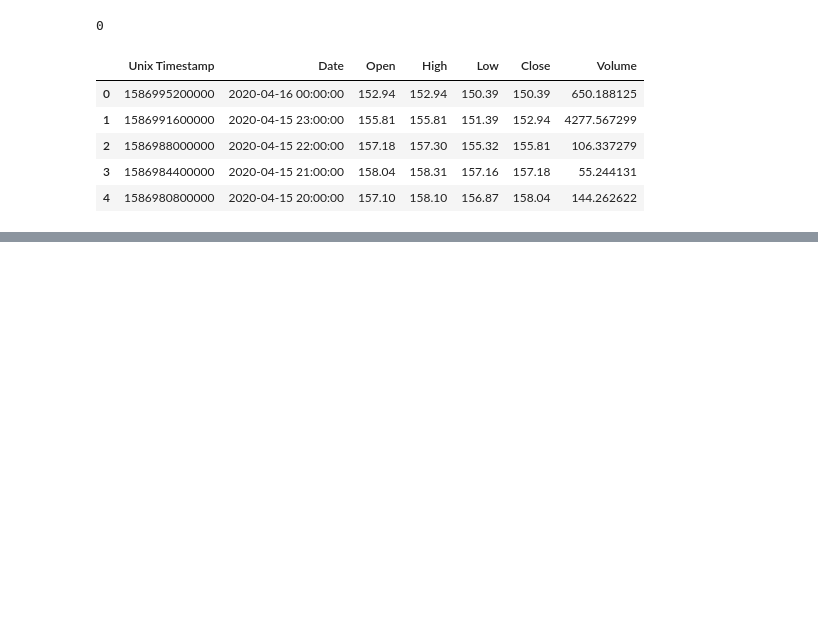
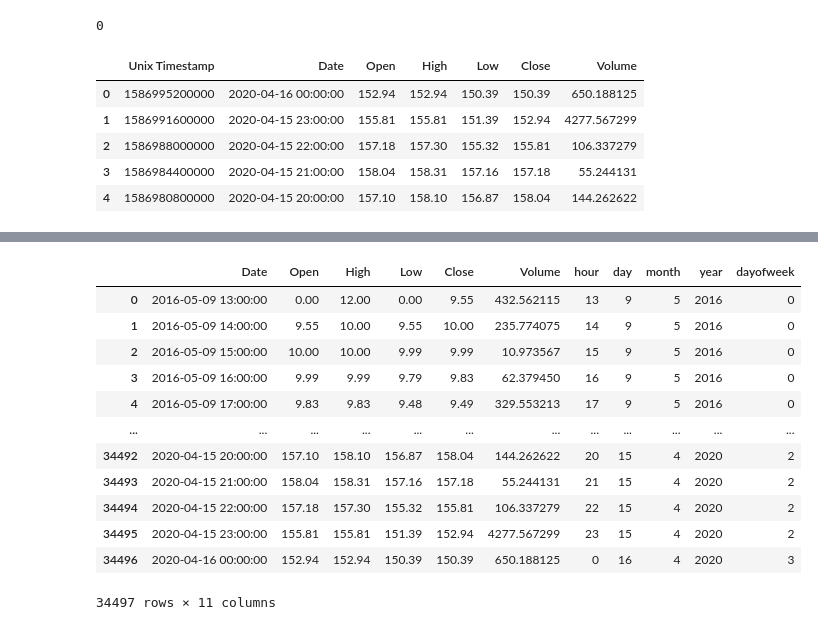
Before and after one commit to amith-vardhan99/udemy, a Jupyter notebook: Ethereum Price Prediction using GRU-LSTMs for Forecasting/notebook.ipynb, the cells around one changed output, grey strips where cells are left out. Drawn from its saved outputs; the diff is of its cells as text; code cells hidden in the pictures; blank space fills up the shorter version.

```diff
--- a/Ethereum Price Prediction using GRU-LSTMs for Forecasting/notebook.ipynb
+++ b/Ethereum Price Prediction using GRU-LSTMs for Forecasting/notebook.ipynb
@@ -87,0 +138,23 @@ for i in df_2:
+# %%
+df_5 = df_2.reset_index()
+df_5["Date"] = pd.to_datetime(df_5["Date"])
+df_5["hour"] = df_5["Date"].dt.hour
+df_5["day"] = df_5["Date"].dt.day
+df_5["month"] = df_5["Date"].dt.month
+df_5["year"] = df_5["Date"].dt.year
+df_5["dayofweek"] = df_5["Date"].dt.dayofweek
+df_5
+# %% [output]
+|  | Date | Open | High | Low | Close | Volume | hour | day | month | year | dayofweek |
+| 0 | 2016-05-09 13:00:00 | 0.00 | 12.00 | 0.00 | 9.55 | 432.562115 | 13 | 9 | 5 | 2016 | 0 |
+| 1 | 2016-05-09 14:00:00 | 9.55 | 10.00 | 9.55 | 10.00 | 235.774075 | 14 | 9 | 5 | 2016 | 0 |
+| 2 | 2016-05-09 15:00:00 | 10.00 | 10.00 | 9.99 | 9.99 | 10.973567 | 15 | 9 | 5 | 2016 | 0 |
+| 3 | 2016-05-09 16:00:00 | 9.99 | 9.99 | 9.79 | 9.83 | 62.379450 | 16 | 9 | 5 | 2016 | 0 |
+| 4 | 2016-05-09 17:00:00 | 9.83 | 9.83 | 9.48 | 9.49 | 329.553213 | 17 | 9 | 5 | 2016 | 0 |
+| ... | ... | ... | ... | ... | ... | ... | ... | ... | ... | ... | ... |
+| 34492 | 2020-04-15 20:00:00 | 157.10 | 158.10 | 156.87 | 158.04 | 144.262622 | 20 | 15 | 4 | 2020 | 2 |
+| 34493 | 2020-04-15 21:00:00 | 158.04 | 158.31 | 157.16 | 157.18 | 55.244131 | 21 | 15 | 4 | 2020 | 2 |
+| 34494 | 2020-04-15 22:00:00 | 157.18 | 157.30 | 155.32 | 155.81 | 106.337279 | 22 | 15 | 4 | 2020 | 2 |
+| 34495 | 2020-04-15 23:00:00 | 155.81 | 155.81 | 151.39 | 152.94 | 4277.567299 | 23 | 15 | 4 | 2020 | 2 |
+| 34496 | 2020-04-16 00:00:00 | 152.94 | 152.94 | 150.39 | 150.39 | 650.188125 | 0 | 16 | 4 | 2020 | 3 |
+34497 rows × 11 columns
```
Also changed, not shown: parts of 6 cells of this notebook.
